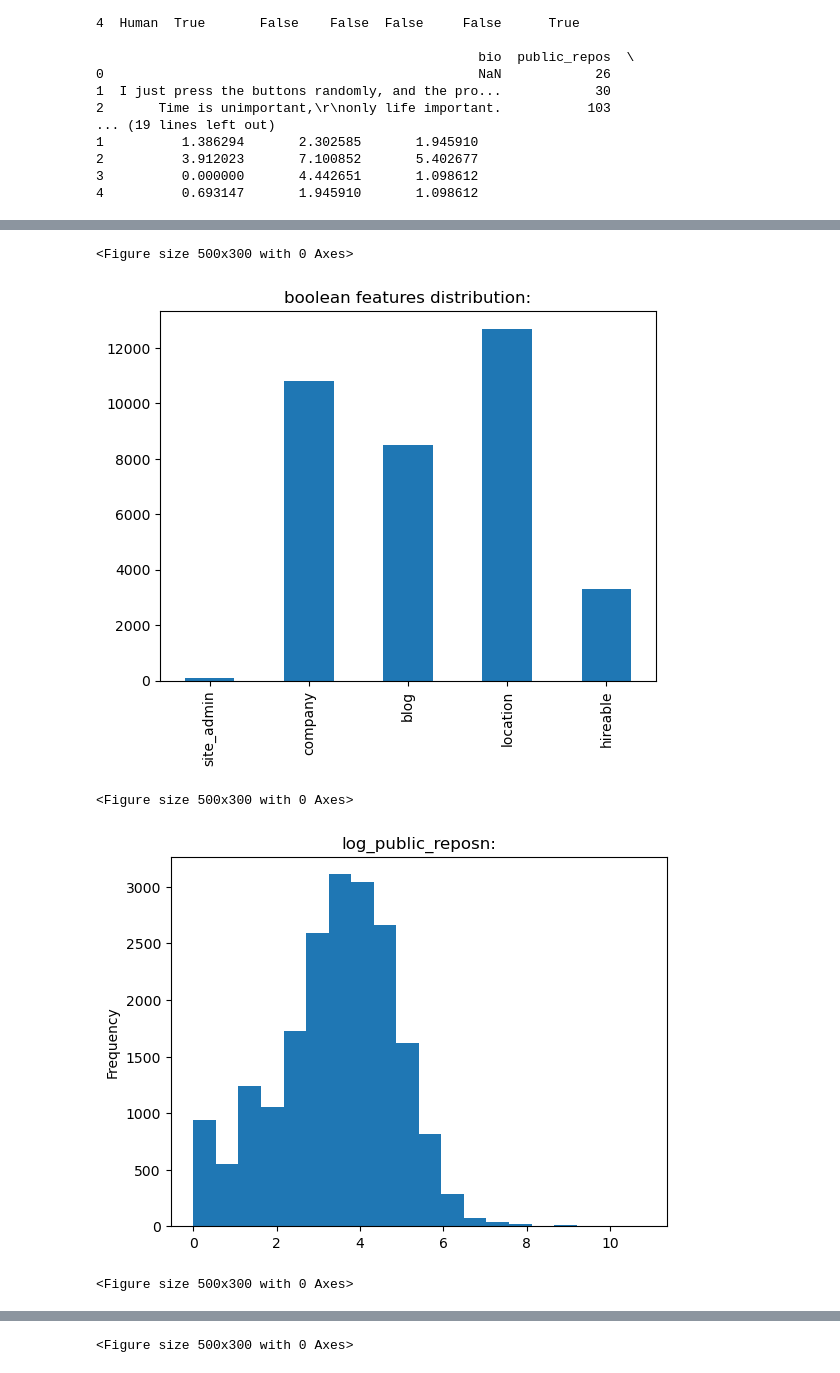
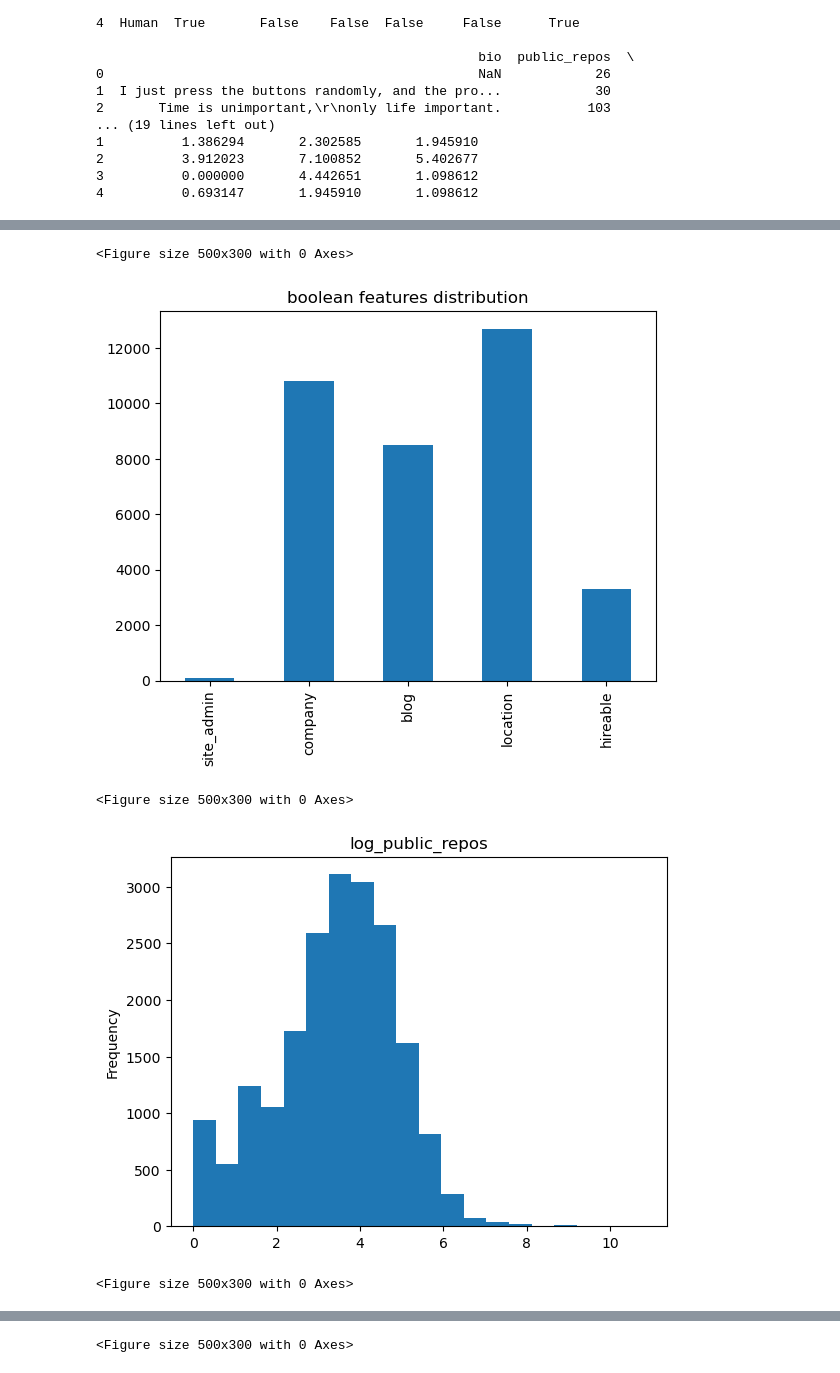
Before and after one commit to zzsyppt/Introduction-to-Data-Science-and-Engineering, a Jupyter notebook: HW8.ipynb, the cells around one changed output, grey strips where cells are left out. Cells and saved outputs as stored; diff of their text form; code cells hidden in the pictures.

```diff
--- a/HW8.ipynb
+++ b/HW8.ipynb
@@ -132,36 +142,36 @@ print(df.head())
 import matplotlib.pyplot as plt
 
 # 条形图
 df['label'].value_counts().plot(kind='bar')
 plt.title('label type distribution:')
 plt.figure(figsize=(5, 3))
 plt.show()
 
 # 堆积柱状图 distributio
 df[['site_admin', 'company', 'blog', 'location', 'hireable']].sum().plot(kind='bar')
-plt.title('boolean features distribution:')
+plt.title('boolean features distribution')
 plt.figure(figsize=(5, 3))
 plt.show()
 
 # 直方图
 df['log_public_repos'].plot(kind='hist', bins=20)
-plt.title('log_public_reposn:')
+plt.title('log_public_repos')
 plt.figure(figsize=(5, 3))
 plt.show()
 
 # 散点图
 df.plot.scatter(x='public_repos', y='followers')
-plt.title('public_repos vs followers:')
+plt.title('public_repos vs followers')
 plt.figure(figsize=(5, 3))
 plt.show()
 
 # 散点矩阵
 pd.plotting.scatter_matrix(df[['public_repos', 'public_gists', 'followers', 'following', 'text_bot_count']], figsize=(10, 10))
 plt.show()
 # %% [output]
 [figure]
 <Figure size 500x300 with 0 Axes>
-[figure, old version]
+[figure, new version]
 <Figure size 500x300 with 0 Axes>
-[figure, old version]
+[figure, new version]
 <Figure size 500x300 with 0 Axes>
```
Also changed, not shown: parts of 9 cells of this notebook, 2 other files.
